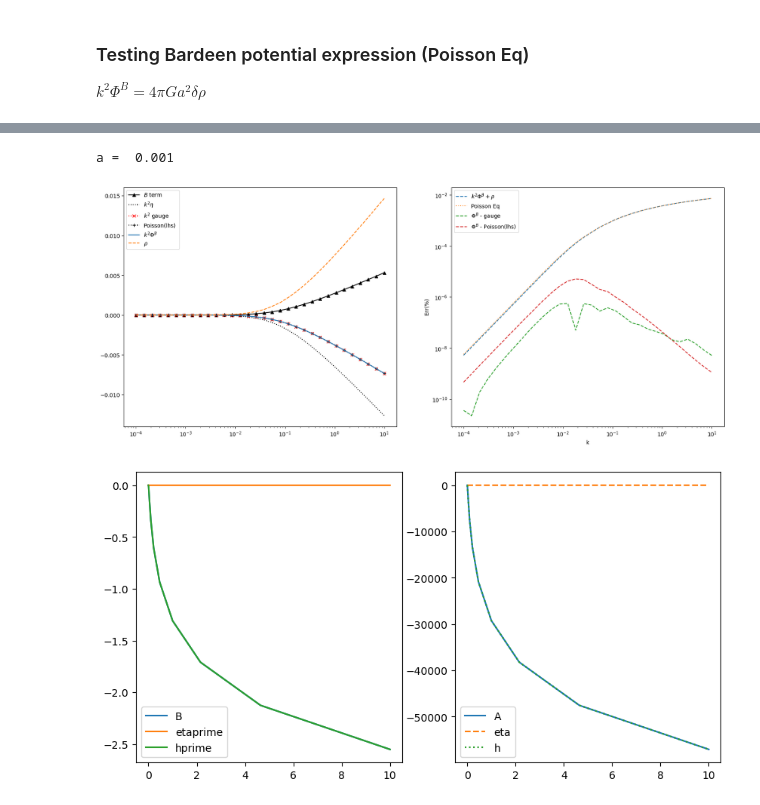
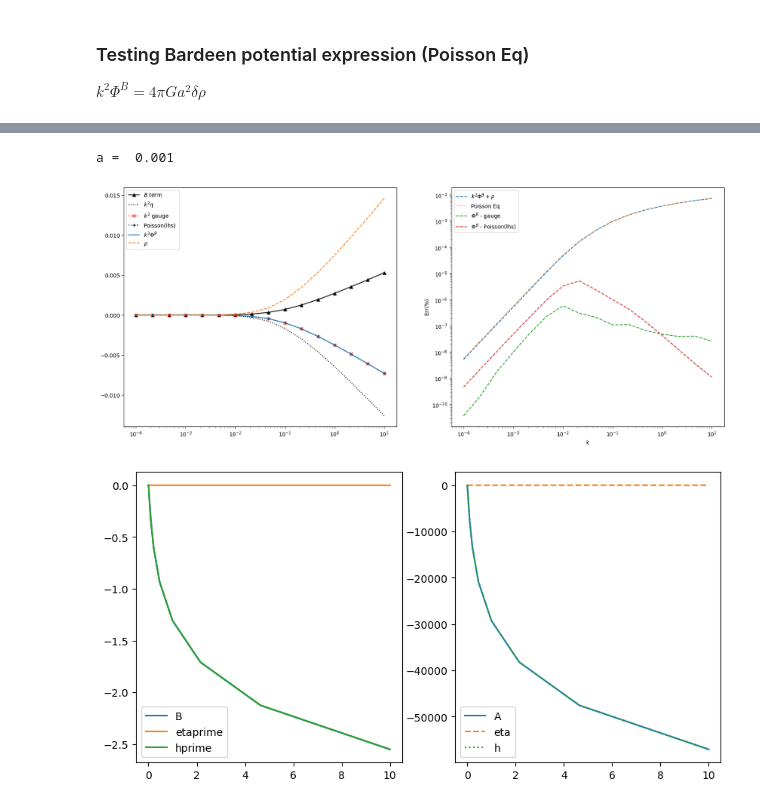
Before and after one commit to EstradaLlesta/DISCO-EB, a Jupyter notebook: notebooks/Tests.ipynb, the cells around one changed output, grey strips where cells are left out. Drawn from its saved outputs; the diff is of its cells as text; code cells hidden in the pictures.

```diff
--- a/notebooks/Tests.ipynb
+++ b/notebooks/Tests.ipynb
@@ -29,7 +29,7 @@ gpu
 # ## Set the Cosmological ParametNeutrino Mass from Voronoi Void-Halos?ers
 
 ## Cosmological Parameters
-Tcmb    = 2#2.7255
+Tcmb    = 2 #2.7255
 YHe     = 0.248
 Omegam  = 0.3099
 Omegab  = 0.0488911
@@ -50,7 +50,7 @@ n_s     = 0.96822
 k_p     = 0.05
 
 # modes to sample
-nmodes = 2**5 #512
+nmodes = 2**4 #512
 kmin = 1e-4
 kmax = 1e+1
 aexp = 1
@@ -83,7 +83,7 @@ print('Background computation time -> ', t_bg2 - t_bg1)
 
 # compute perturbation evolution
 # aexp_out = jnp.array([aexp])
-aexp_out = jnp.array(np.linspace(0.001,aexp,20))
+aexp_out = jnp.array(np.linspace(1e-3,aexp,50))
 rtol = 1e-5
 atol = 1e-5
 t_pt1 = t.time()
@@ -92,8 +92,8 @@ t_pt1 = t.time()
 y, kmodes = evolve_perturbations( param=param, kmin=kmin, kmax=kmax, num_k=nmodes, aexp_out=aexp_out,
                                   # pcoeff = 0.0, icoeff = 1.0, dcoeff = 0.0, factormax = 10.0, factormin = 0.5,
                                   # pcoeff = 0.25, icoeff = 0.6, factormax = 20.0, factormin = 0.3,
-                                  lmaxg = 25, lmaxgp = 25, lmaxr = 25, lmaxnu = 25, nqmax = 5,
-                                #   lmaxg = 11, lmaxgp = 11, lmaxr = 11, lmaxnu = 11, nqmax = 5,
+                                  # lmaxg = 25, lmaxgp = 25, lmaxr = 25, lmaxnu = 25, nqmax = 5,
+                                  lmaxg = 11, lmaxgp = 11, lmaxr = 11, lmaxnu = 11, nqmax = 5,
                                   max_steps=8192,
                                   rtol=rtol, atol=atol )
 t_pt2 = t.time()
@@ -209,7 +227,7 @@ $h = \frac{1}{6}(A-\eta) =  -\frac{k^2(\Phi^B - \Phi^N)}{2\pi G\rho_m}$
 eta = y[:,:,0]
 A   = y[:,:,20]
 PhiN, PhiB = y[:,:,22], y[:,:,23]
-a_index = np.arange(0,PhiN.shape[1], 4)
+a_index = np.arange(0,PhiN.shape[1], 10)
 
 fig, ax = plt.subplots(2,figsize=(10, 8),sharex = True)
 # ax[0].semilogx(kmodes,eta[:,a_index[-1]], 'k' ,label = '$\\eta$ a = %.2f'%aexp_out[a_index[-1]])
@@ -226,6 +244,6 @@ ax[1].grid()
 ax[1].legend()
 
 ax[1].set_xlabel("$k$")
-
+dgrho
 plt.show()
 # %% [output]
@@ -234,7 +252,8 @@ plt.show()
 eta = y[:,:,0]
 A   = y[:,:,20]
 PhiN, PhiB = y[:,:,22], y[:,:,23]
-a_index = np.arange(0,PhiN.shape[1], 6)
+a_index = np.arange(0,PhiB.shape[1], 10)
+print(a_index)
 
 fig, ax = plt.subplots(2,figsize=(10, 8),sharex = True)
 for it, k in enumerate(k_indices):
@@ -284,7 +304,7 @@ plt.show()
 # %%
 h_test = (A-6*eta)
 
-EightPiG = 3.33795017e-11
+# EightPiG = 3.33795017e-11
 deltac = y[:,:,8]
 deltab = y[:,:,10]
 deltag = y[:,:,12]
@@ -292,12 +312,12 @@ deltar = y[:,:,14]
 drhonu = y[:,:,16]
 deltaq = y[:,:,18]
 rho_Q  = aexp_out**(-3*(1+param['w_DE_0']+param['w_DE_a'])) * np.exp(3*(aexp_out-1)*param['w_DE_a'])
-const_G = 6.67430e-11 # Gravitational Constant [N m^2/kg^2], PDG 2023
+# const_G = 6.67430e-11 # Gravitational Constant [N m^2/kg^2], PDG 2023
 
+eta = y[:,:,0]
 etaprime = y[:,:,1]
 hprime   = y[:,:,2]
 
-h_phis = np.zeros_like(PhiB)
 d = np.zeros_like(PhiB)
 
 Dgrho = np.zeros_like(PhiB)
@@ -319,35 +339,35 @@ grho = (
         + (param['grhog'] + param['grhor'] * (param['Neff'] + param['Nmnu'] * rhonu)) / aexp_out**2
         + param['grhom'] * param['OmegaDE'] * rho_Q * aexp_out**2
         + param['grhom'] * param['Omegak']
     )
 aprimeoa = jnp.sqrt(grho / 3.0)
 fig, ax = plt.subplots(1,2,figsize=(20, 8),sharex = True)
 
 print("a = ", aexp_out[ a_index[0] ])
 # ax[0].loglog()
 ax[1].loglog()
 ax[0].semilogx( kmodes, -0.5 * B[:,a_index[0]] * aprimeoa[a_index[0]],                                                   label = '$B$ term ',     color = 'k', marker = '^'                       )
 ax[0].semilogx( kmodes,  kmodes**2 *   eta[:,a_index[0]],                                                                label = '$k^2\\eta$ ',   color = 'k',               linestyle = 'dotted' )
-ax[0].semilogx( kmodes,  kmodes**2 * ( eta[:,a_index[0]] - 0.5 * B[:,a_index[0]]      * aprimeoa[a_index[0]]/kmodes**2), label = '$k^2$ gauge ',        color = 'r', marker = 'x', linestyle = 'dotted' )
+ax[0].semilogx( kmodes,  kmodes**2 * ( eta[:,a_index[0]] - 0.5 * B[:,a_index[0]]      * aprimeoa[a_index[0]]/kmodes**2), label = '$k^2$ gauge ',  color = 'r', marker = 'x', linestyle = 'dotted' )
 ax[0].semilogx( kmodes,  kmodes**2 * ( eta[:,a_index[0]] - 0.5 * hprime[:,a_index[0]] * aprimeoa[a_index[0]]/kmodes**2), label = 'Poisson(lhs) ', color = 'k', marker = '+', linestyle = 'dotted' )
 ax[0].semilogx( kmodes,  kmodes**2 * PhiB[:,a_index[0]],  label = '$k^2\\Phi^B$ ')
 ax[0].semilogx( kmodes,  Dgrho[:,a_index[0]],             label = '$\\rho$ ',     linestyle = 'dashed')
 
 # ax[0].semilogx(kmodes,Dgrhom[:,a], label = '$\\rho$ a = %.2f' % aexp_out[a], linestyle = 'dotted')
 ax[1].semilogx(kmodes, np.abs( kmodes**2 * ( PhiB[:,a_index[0]]                                                               ) + ( Dgrho[:,a_index[0]] ) ), label = '$k^2\\Phi^B + \\rho$',     linestyle = 'dashed')
 ax[1].semilogx(kmodes, np.abs( kmodes**2 * ( eta[:,a_index[0]] - 0.5 * aprimeoa[a_index[0]] * hprime[:,a_index[0]] /kmodes**2 ) + ( Dgrho[:,a_index[0]] ) ), label = 'Poisson Eq',               linestyle = 'dotted')
 ax[1].semilogx(kmodes, np.abs( kmodes**2 * ( eta[:,a_index[0]] - 0.5 * aprimeoa[a_index[0]] * B[:,a_index[0]]      /kmodes**2 ) - ( kmodes**2*PhiB[:,a_index[0]] ) ), label ='$\\Phi^B$ - gauge',         linestyle = 'dashed')
 ax[1].semilogx(kmodes, np.abs( kmodes**2 * ( eta[:,a_index[0]] - 0.5 * aprimeoa[a_index[0]] * hprime[:,a_index[0]] /kmodes**2 ) - ( kmodes**2*PhiB[:,a_index[0]] ) ), label = '$\\Phi^B$ - Poisson(lhs)', linestyle = 'dashed')
 
 
 ax[1].set_ylabel('Err$(\\%)$')
 ax[1].set_xlabel('k')
 ax[0].legend()
 ax[1].legend()
 plt.show()
 # %% [output]
 a =  0.001
-[figure, old version]
+[figure, new version]
 # %%
 # print(B.shape)
 fig, ax = plt.subplots( 1, 2,figsize=(10, 5), sharey = False)
```
Also changed, not shown: parts of 7 cells of this notebook, 3 other files.
